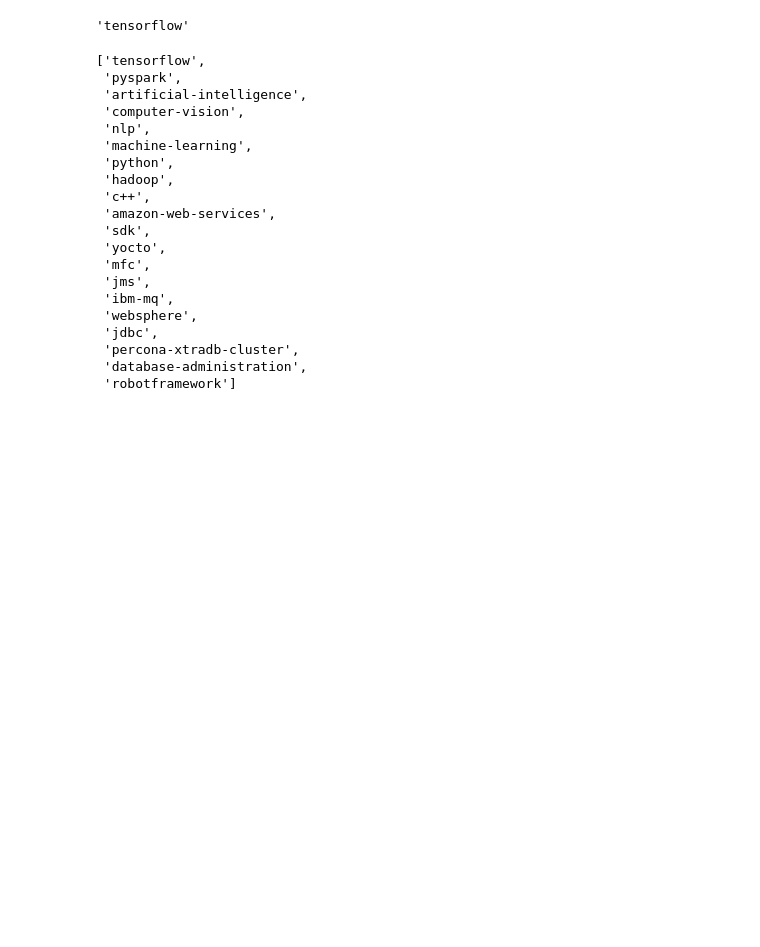
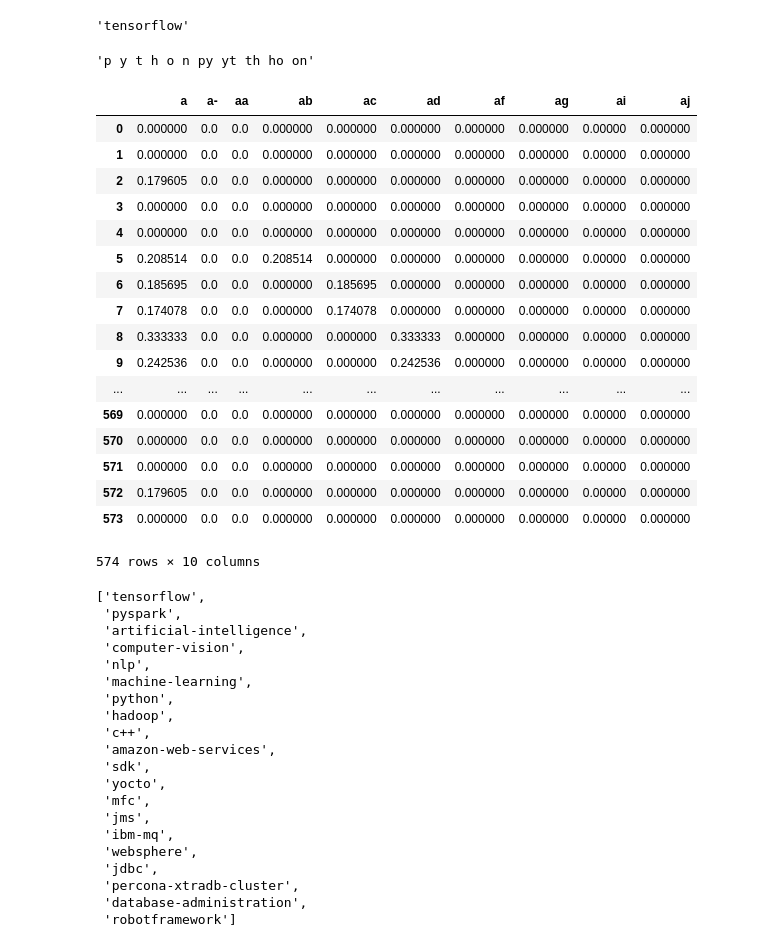
Before and after one commit to GuilhermeDomith/dev-jobs, a Jupyter notebook: DevJobs/src/StackOverflowJobs/Tags.ipynb, the cells around one changed output. Cells and saved outputs as stored; diff of their text form; code cells hidden in the pictures; blank space fills up the shorter version.

```diff
--- a/DevJobs/src/StackOverflowJobs/Tags.ipynb
+++ b/DevJobs/src/StackOverflowJobs/Tags.ipynb
@@ -75,6 +75,31 @@ tfidf_analizar = _aplicar_tfidf(['tensor'])
 _tag_similar(df_tags, tfidf_tags, tfidf_analizar )
 # %% [output]
 'tensorflow'
+# %%
+_clean_tranform_str('python')
+# %% [output]
+'p y t h o n py yt th ho on'
+# %%
+tfidf_tags[tfidf_tags.columns[65:75]]
+# %% [output]
+|  | a | a- | aa | ab | ac | ad | af | ag | ai | aj |
+| 0 | 0.000000 | 0.0 | 0.0 | 0.000000 | 0.000000 | 0.000000 | 0.000000 | 0.000000 | 0.00000 | 0.000000 |
+| 1 | 0.000000 | 0.0 | 0.0 | 0.000000 | 0.000000 | 0.000000 | 0.000000 | 0.000000 | 0.00000 | 0.000000 |
+| 2 | 0.179605 | 0.0 | 0.0 | 0.000000 | 0.000000 | 0.000000 | 0.000000 | 0.000000 | 0.00000 | 0.000000 |
+| 3 | 0.000000 | 0.0 | 0.0 | 0.000000 | 0.000000 | 0.000000 | 0.000000 | 0.000000 | 0.00000 | 0.000000 |
+| 4 | 0.000000 | 0.0 | 0.0 | 0.000000 | 0.000000 | 0.000000 | 0.000000 | 0.000000 | 0.00000 | 0.000000 |
+| 5 | 0.208514 | 0.0 | 0.0 | 0.208514 | 0.000000 | 0.000000 | 0.000000 | 0.000000 | 0.00000 | 0.000000 |
+| 6 | 0.185695 | 0.0 | 0.0 | 0.000000 | 0.185695 | 0.000000 | 0.000000 | 0.000000 | 0.00000 | 0.000000 |
+| 7 | 0.174078 | 0.0 | 0.0 | 0.000000 | 0.174078 | 0.000000 | 0.000000 | 0.000000 | 0.00000 | 0.000000 |
+| 8 | 0.333333 | 0.0 | 0.0 | 0.000000 | 0.000000 | 0.333333 | 0.000000 | 0.000000 | 0.00000 | 0.000000 |
+| 9 | 0.242536 | 0.0 | 0.0 | 0.000000 | 0.000000 | 0.242536 | 0.000000 | 0.000000 | 0.00000 | 0.000000 |
+| ... | ... | ... | ... | ... | ... | ... | ... | ... | ... | ... |
+| 569 | 0.000000 | 0.0 | 0.0 | 0.000000 | 0.000000 | 0.000000 | 0.000000 | 0.000000 | 0.00000 | 0.000000 |
+| 570 | 0.000000 | 0.0 | 0.0 | 0.000000 | 0.000000 | 0.000000 | 0.000000 | 0.000000 | 0.00000 | 0.000000 |
+| 571 | 0.000000 | 0.0 | 0.0 | 0.000000 | 0.000000 | 0.000000 | 0.000000 | 0.000000 | 0.00000 | 0.000000 |
+| 572 | 0.179605 | 0.0 | 0.0 | 0.000000 | 0.000000 | 0.000000 | 0.000000 | 0.000000 | 0.00000 | 0.000000 |
+| 573 | 0.000000 | 0.0 | 0.0 | 0.000000 | 0.000000 | 0.000000 | 0.000000 | 0.000000 | 0.00000 | 0.000000 |
+574 rows × 10 columns
 # %%
 obter_tags_correlacionadas('tenso')
 # %% [output]
```
Also changed, not shown: parts of 1 cell of this notebook, 6 other files.
